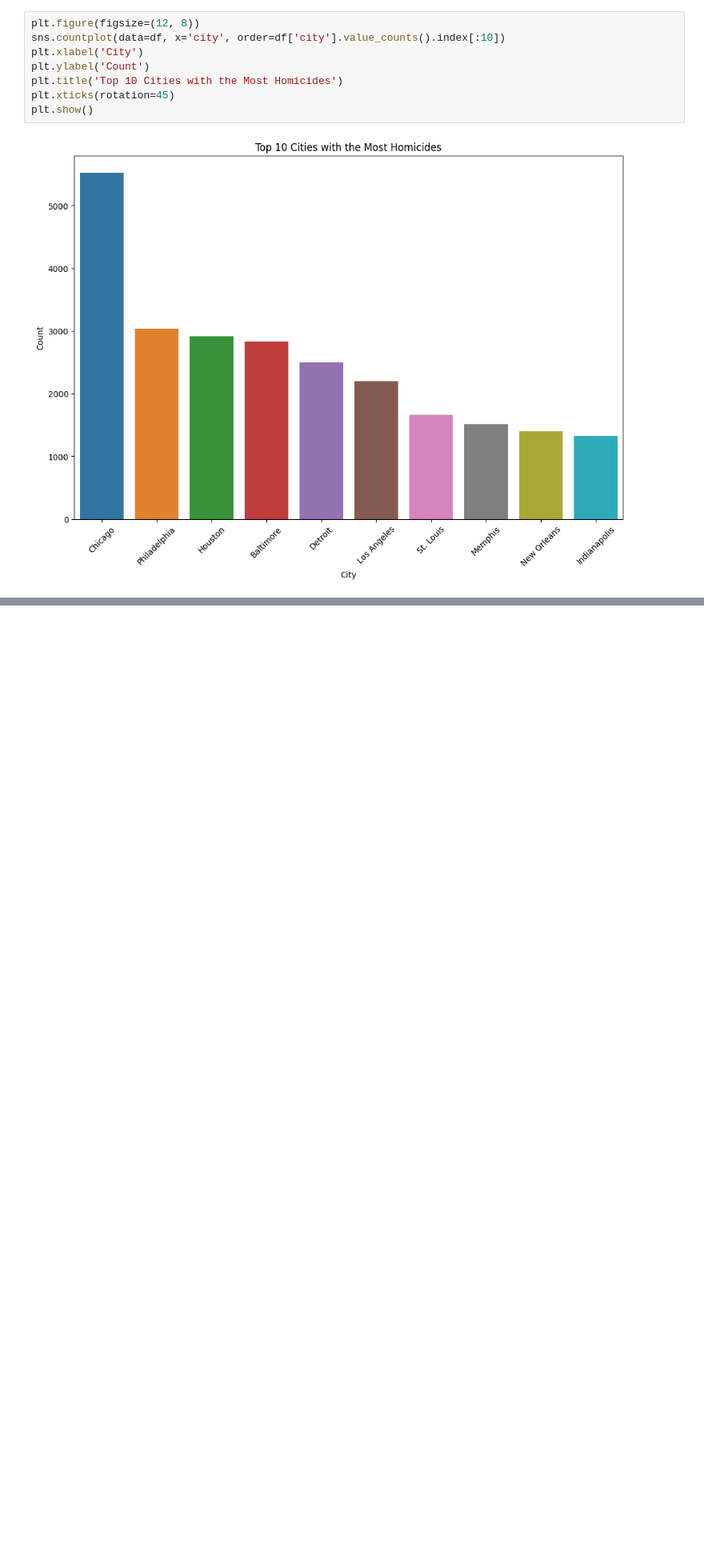
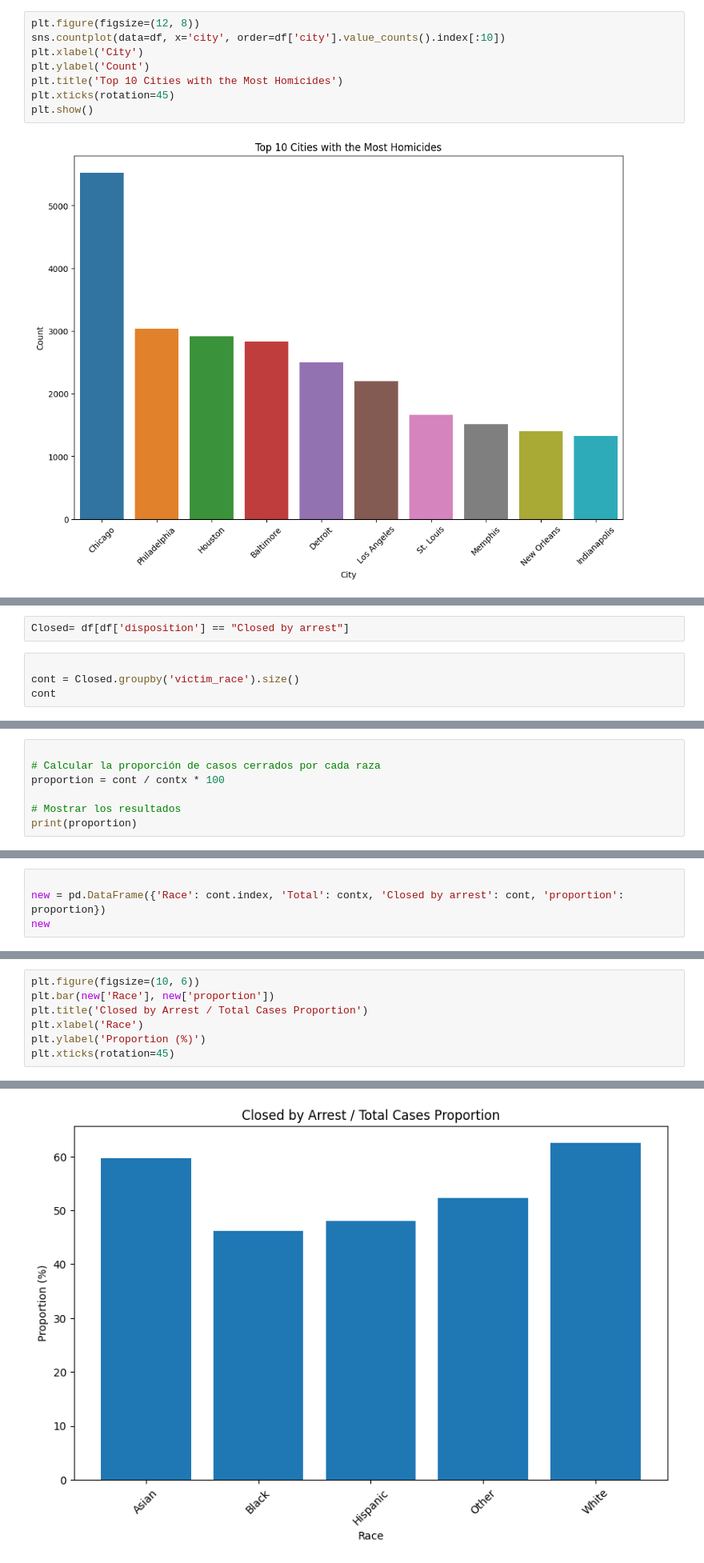
Before and after one commit to alexxcode/Analyzing-Urban-Homicide-Data, a Jupyter notebook: eda.ipynb, the cells around one changed output, grey strips where cells are left out. Shown at 80% size. Drawn from its saved outputs; the diff is of its cells as text; blank space fills up the shorter version.

```diff
--- a/eda.ipynb
+++ b/eda.ipynb
@@ -187,0 +212,6 @@ df.head()
+# %%
+Closed= df[df['disposition'] == "Closed by arrest"]
+# %%
+
+cont = Closed.groupby('victim_race').size()
+cont
@@ -187,0 +226,7 @@ df.head()
+# %%
+
+# Calcular la proporción de casos cerrados por cada raza
+proportion = cont / contx * 100
+
+# Mostrar los resultados
+print(proportion)
@@ -187,0 +241,4 @@ df.head()
+# %%
+
+new = pd.DataFrame({'Race': cont.index, 'Total': contx, 'Closed by arrest': cont, 'proportion': proportion})
+new
@@ -187,0 +253,8 @@ df.head()
+# %%
+plt.figure(figsize=(10, 6))
+plt.bar(new['Race'], new['proportion'])
+plt.title('Closed by Arrest / Total Cases Proportion')
+plt.xlabel('Race')
+plt.ylabel('Proportion (%)')
+plt.xticks(rotation=45)
+# %% [output]
@@ -187,0 +267 @@ df.head()
+[figure, added]
```
Also changed, not shown: parts of 10 cells of this notebook, 1 other file.
